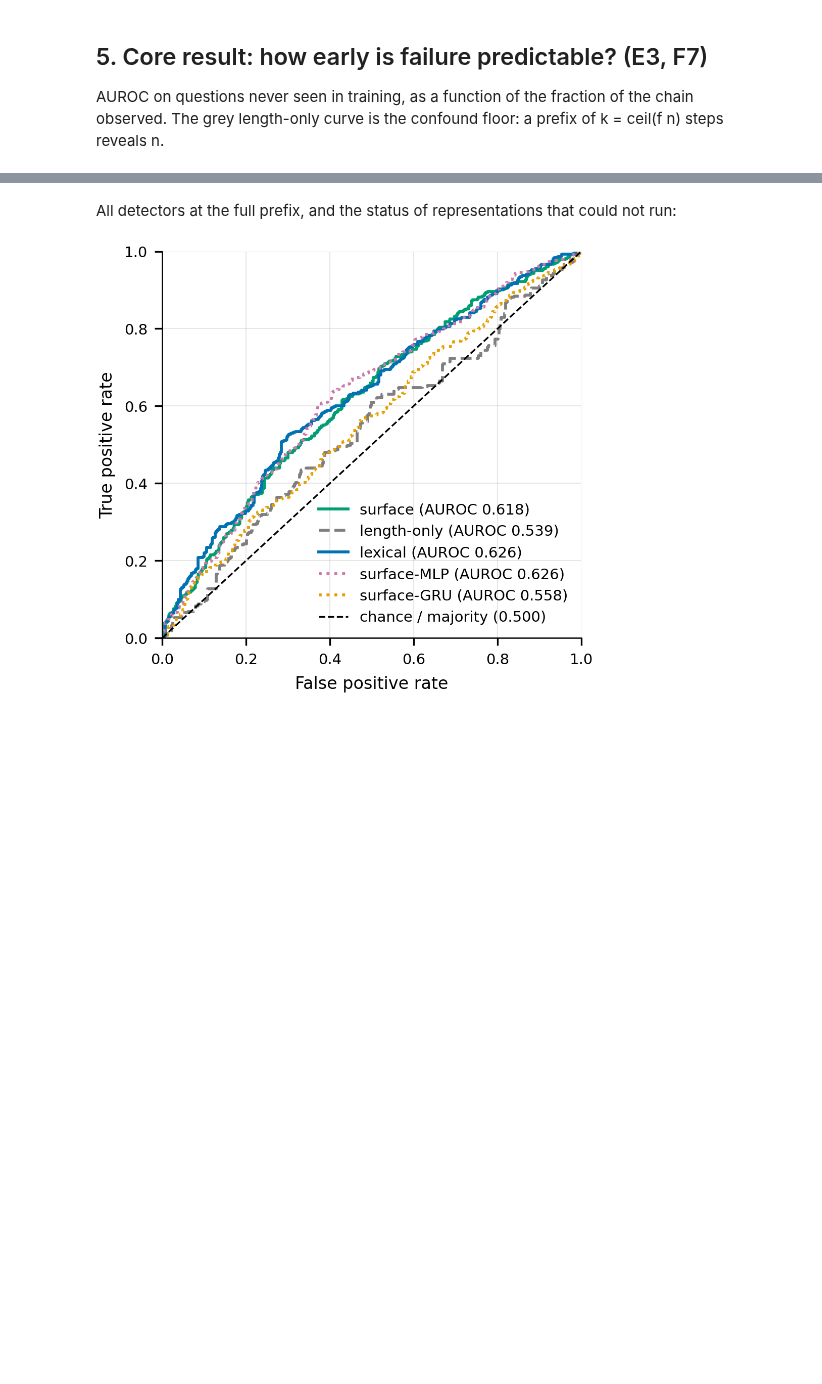
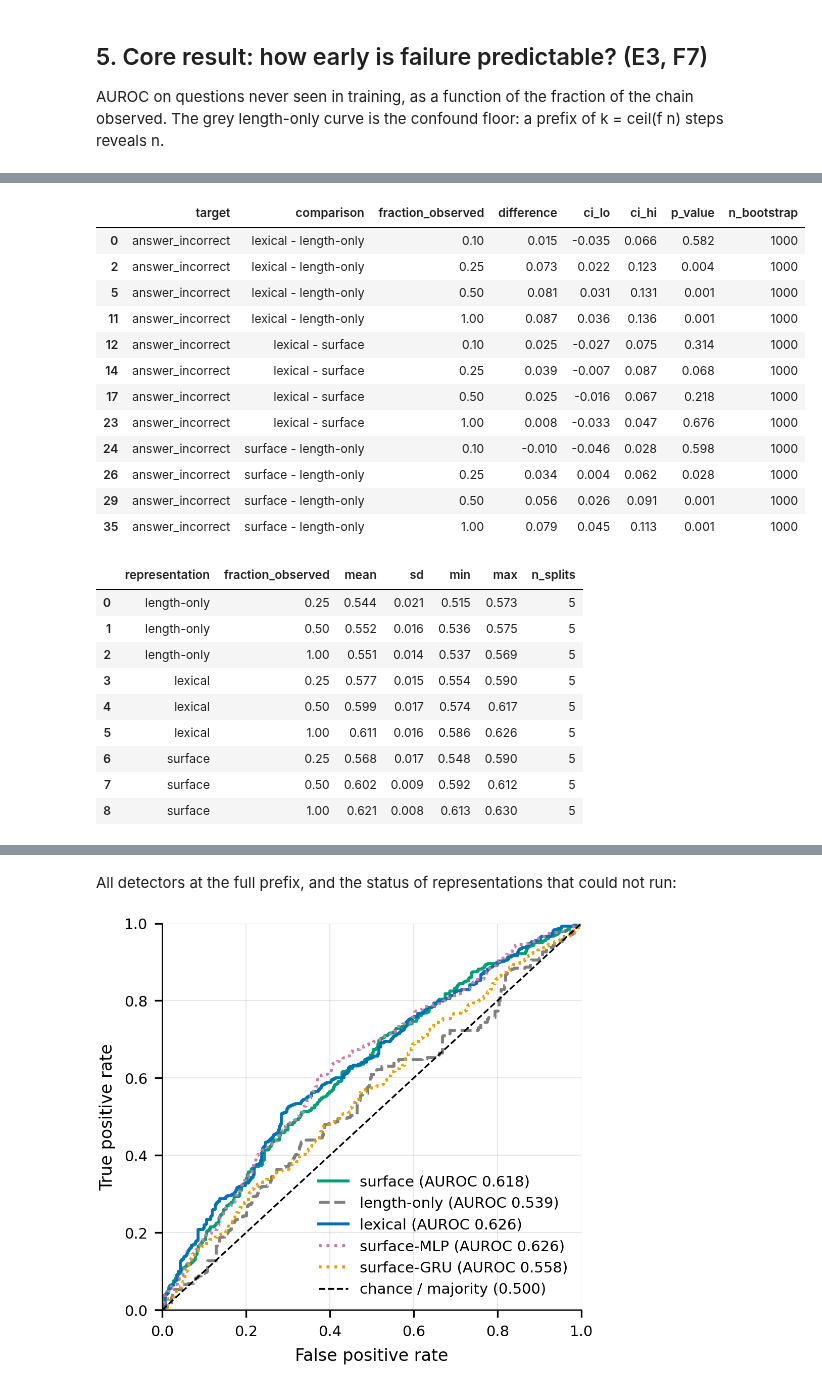
Before and after one commit to HarshDubey23/early-failure-detection-cot, a Jupyter notebook: notebooks/00_walkthrough.ipynb, the cells around one changed output, grey strips where cells are left out. Drawn from its saved outputs; the diff is of its cells as text; code cells hidden in the pictures; blank space fills up the shorter version.

```diff
--- a/notebooks/00_walkthrough.ipynb
+++ b/notebooks/00_walkthrough.ipynb
@@ -169,0 +176,28 @@ Abstract numbers: lexical AUROC 0.588 [0.547, 0.627] at 25%, 0.626 at 100%; surf
+# %%
+paired = pd.read_csv(TABLES / "table2b_paired_auroc_differences.csv")
+display(paired[paired["fraction_observed"].isin([0.1, 0.25, 0.5, 1.0])].round(3))
+pd.read_csv(TABLES / "table2c_split_robustness_summary.csv").round(3)
+# %% [output]
+|  | target | comparison | fraction_observed | difference | ci_lo | ci_hi | p_value | n_bootstrap |
+| 0 | answer_incorrect | lexical - length-only | 0.10 | 0.015 | -0.035 | 0.066 | 0.582 | 1000 |
+| 2 | answer_incorrect | lexical - length-only | 0.25 | 0.073 | 0.022 | 0.123 | 0.004 | 1000 |
+| 5 | answer_incorrect | lexical - length-only | 0.50 | 0.081 | 0.031 | 0.131 | 0.001 | 1000 |
+| 11 | answer_incorrect | lexical - length-only | 1.00 | 0.087 | 0.036 | 0.136 | 0.001 | 1000 |
+| 12 | answer_incorrect | lexical - surface | 0.10 | 0.025 | -0.027 | 0.075 | 0.314 | 1000 |
+| 14 | answer_incorrect | lexical - surface | 0.25 | 0.039 | -0.007 | 0.087 | 0.068 | 1000 |
+| 17 | answer_incorrect | lexical - surface | 0.50 | 0.025 | -0.016 | 0.067 | 0.218 | 1000 |
+| 23 | answer_incorrect | lexical - surface | 1.00 | 0.008 | -0.033 | 0.047 | 0.676 | 1000 |
+| 24 | answer_incorrect | surface - length-only | 0.10 | -0.010 | -0.046 | 0.028 | 0.598 | 1000 |
+| 26 | answer_incorrect | surface - length-only | 0.25 | 0.034 | 0.004 | 0.062 | 0.028 | 1000 |
+| 29 | answer_incorrect | surface - length-only | 0.50 | 0.056 | 0.026 | 0.091 | 0.001 | 1000 |
+| 35 | answer_incorrect | surface - length-only | 1.00 | 0.079 | 0.045 | 0.113 | 0.001 | 1000 |
+|  | representation | fraction_observed | mean | sd | min | max | n_splits |
+| 0 | length-only | 0.25 | 0.544 | 0.021 | 0.515 | 0.573 | 5 |
+| 1 | length-only | 0.50 | 0.552 | 0.016 | 0.536 | 0.575 | 5 |
+| 2 | length-only | 1.00 | 0.551 | 0.014 | 0.537 | 0.569 | 5 |
+| 3 | lexical | 0.25 | 0.577 | 0.015 | 0.554 | 0.590 | 5 |
+| 4 | lexical | 0.50 | 0.599 | 0.017 | 0.574 | 0.617 | 5 |
+| 5 | lexical | 1.00 | 0.611 | 0.016 | 0.586 | 0.626 | 5 |
+| 6 | surface | 0.25 | 0.568 | 0.017 | 0.548 | 0.590 | 5 |
+| 7 | surface | 0.50 | 0.602 | 0.009 | 0.592 | 0.612 | 5 |
+| 8 | surface | 1.00 | 0.621 | 0.008 | 0.613 | 0.630 | 5 |
```
Also changed, not shown: parts of 6 cells of this notebook, 4 other files.
